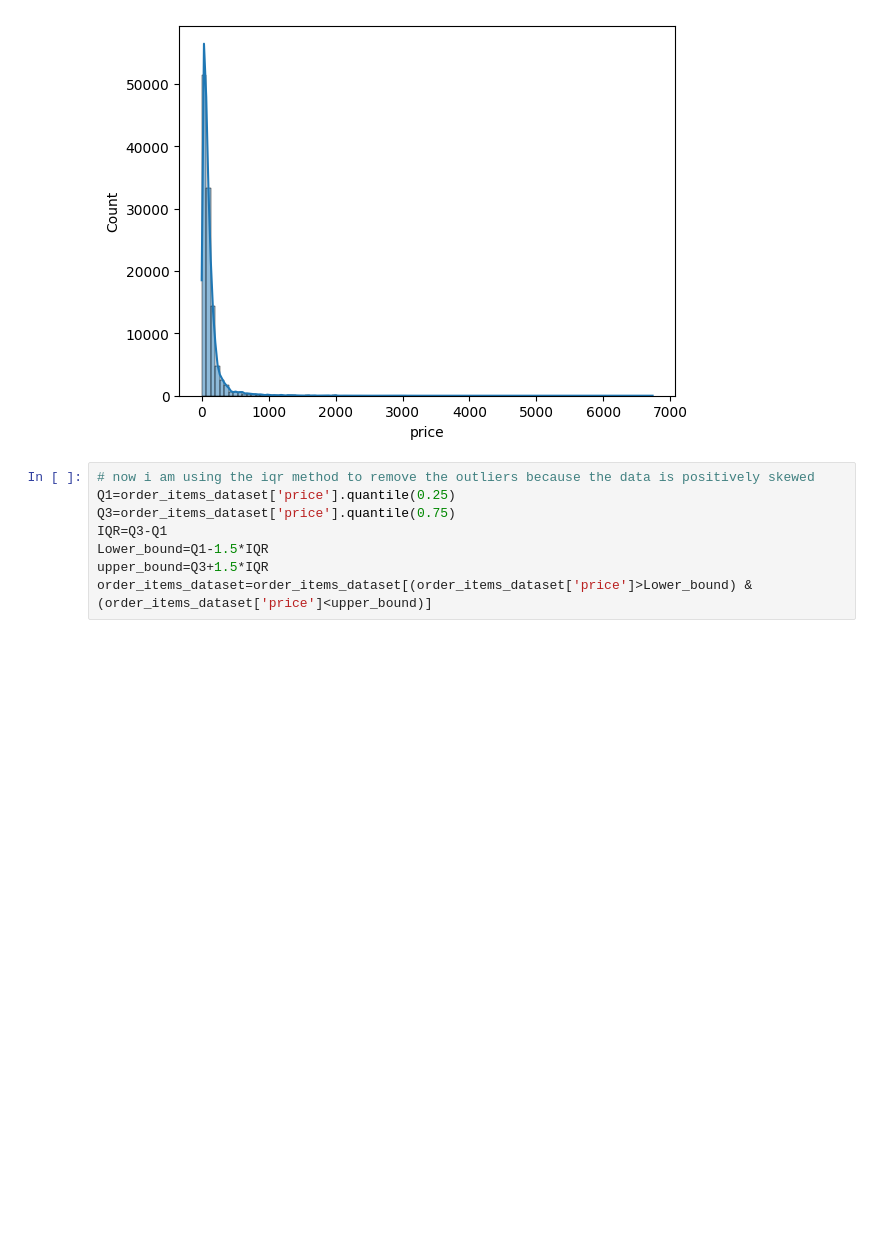
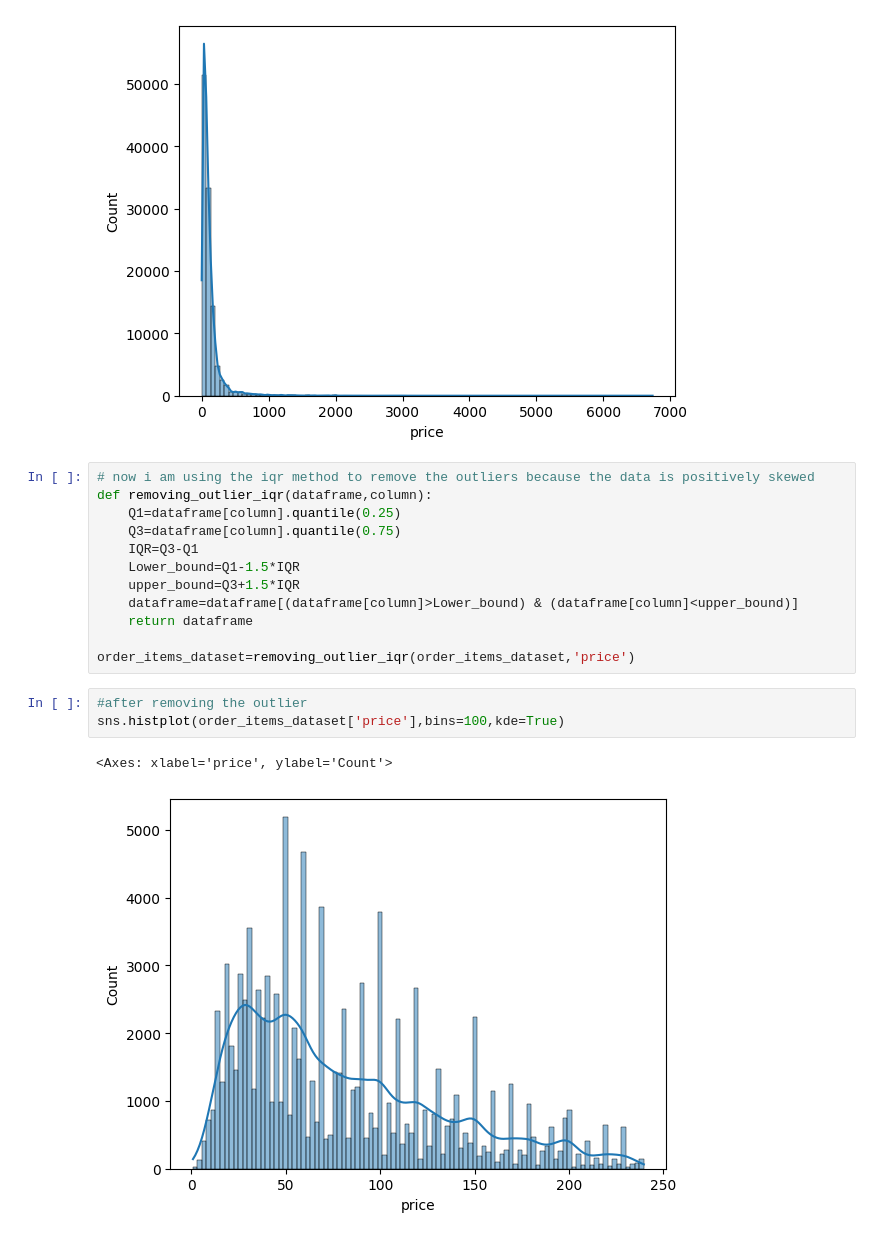
Before and after one commit to waiz2601/Brazilian-E-Commerce-Public-Dataset-by-Olist, a Jupyter notebook: dataanalysis.ipynb, the cells around one changed output. Cells and saved outputs as stored; diff of their text form; blank space fills up the shorter version.

```diff
--- a/dataanalysis.ipynb
+++ b/dataanalysis.ipynb
@@ -672,9 +672,19 @@ sns.histplot(order_items_dataset['price'],bins=100,kde=True)
 [figure]
 # %%
 # now i am using the iqr method to remove the outliers because the data is positively skewed
-Q1=order_items_dataset['price'].quantile(0.25)
-Q3=order_items_dataset['price'].quantile(0.75)
-IQR=Q3-Q1
-Lower_bound=Q1-1.5*IQR
-upper_bound=Q3+1.5*IQR
-order_items_dataset=order_items_dataset[(order_items_dataset['price']>Lower_bound) & (order_items_dataset['price']<upper_bound)]
+def removing_outlier_iqr(dataframe,column):
+    Q1=dataframe[column].quantile(0.25)
+    Q3=dataframe[column].quantile(0.75)
+    IQR=Q3-Q1
+    Lower_bound=Q1-1.5*IQR
+    upper_bound=Q3+1.5*IQR
+    dataframe=dataframe[(dataframe[column]>Lower_bound) & (dataframe[column]<upper_bound)]
+    return dataframe
+
+order_items_dataset=removing_outlier_iqr(order_items_dataset,'price')
+# %%
+#after removing the outlier
+sns.histplot(order_items_dataset['price'],bins=100,kde=True)
+# %% [output]
+<Axes: xlabel='price', ylabel='Count'>
+[figure, added]
```
Also changed, not shown: parts of 11 cells of this notebook, 20 other files.
